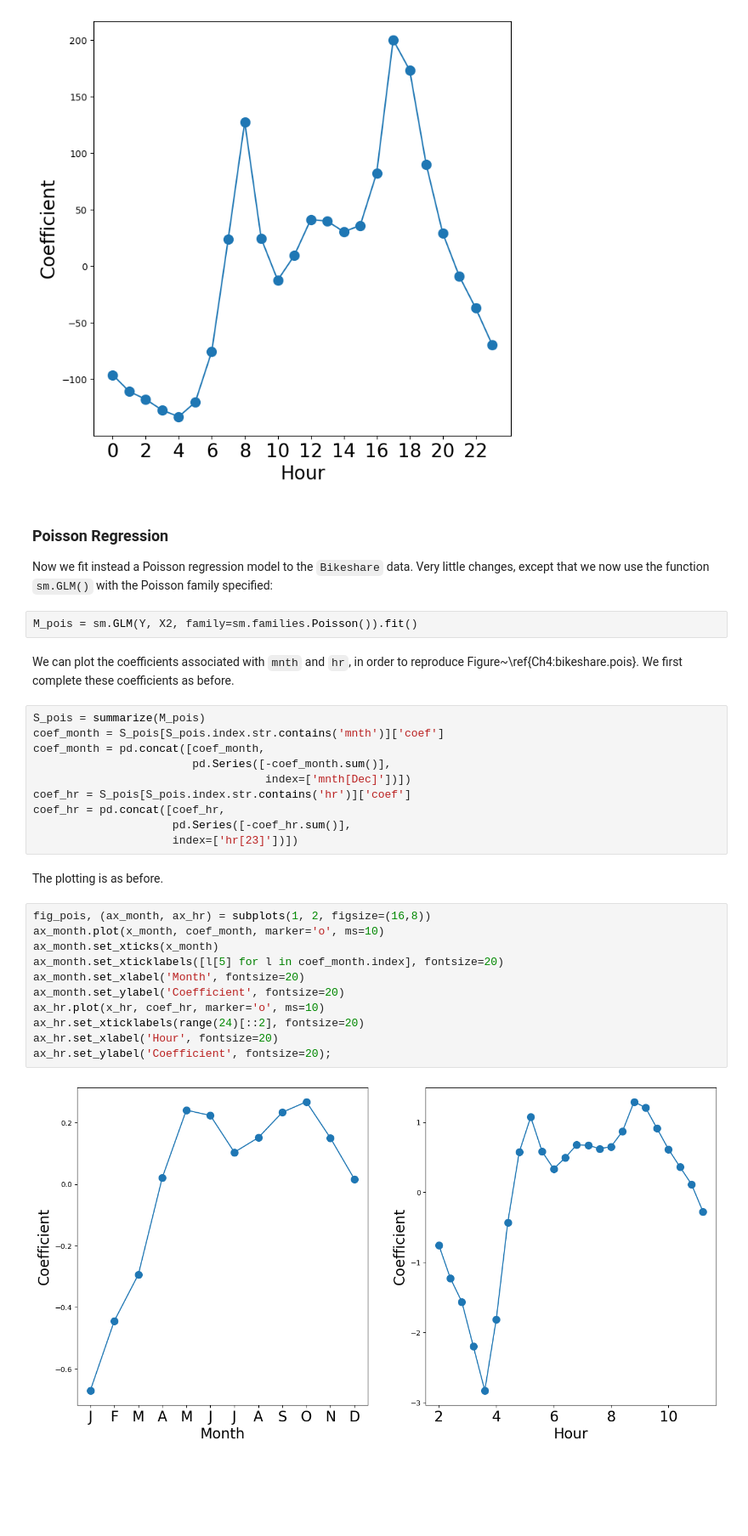
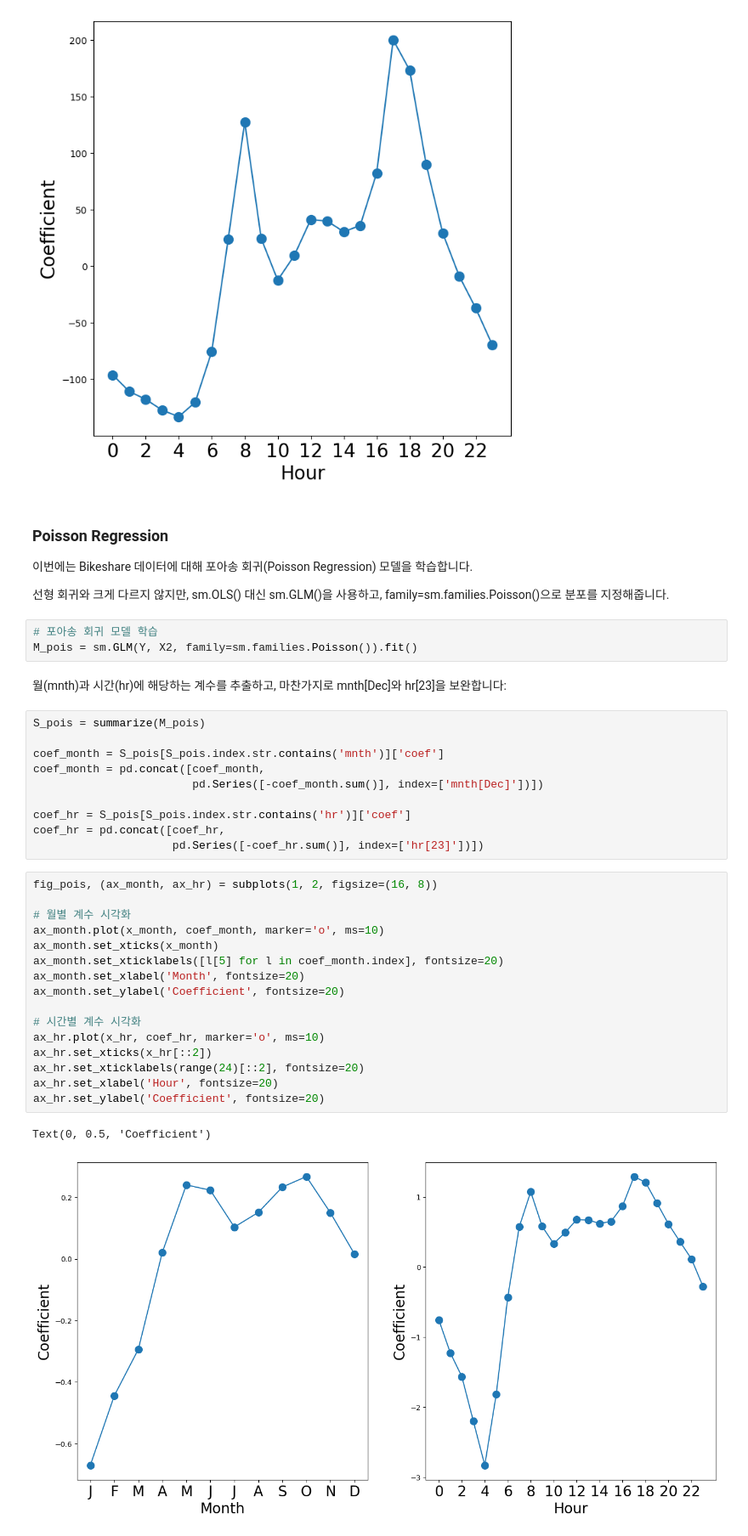
Before and after one commit to KO0HO/DataMining, a Jupyter notebook: Ch04-classification-lab.ipynb, the cells around one changed output. Shown: that part at 85% size. Drawn from its saved outputs; the diff is of its cells as text; blank space fills up the shorter version.

```diff
--- a/Ch04-classification-lab.ipynb
+++ b/Ch04-classification-lab.ipynb
@@ -1262,36 +1262,44 @@ Text(0, 0.5, 'Coefficient')
 # %% [markdown]
 ### Poisson Regression
 
-Now we fit instead a Poisson regression model to the
-`Bikeshare` data. Very little changes, except that we now use the
-function `sm.GLM()` with the Poisson family specified:
+이번에는 Bikeshare 데이터에 대해 포아송 회귀(Poisson Regression) 모델을 학습합니다.
+
+선형 회귀와 크게 다르지 않지만,
+sm.OLS() 대신 sm.GLM()을 사용하고,
+family=sm.families.Poisson()으로 분포를 지정해줍니다.
 # %%
+# 포아송 회귀 모델 학습
 M_pois = sm.GLM(Y, X2, family=sm.families.Poisson()).fit()
 # %% [markdown]
-We can plot the coefficients associated with `mnth` and `hr`, in order to reproduce  Figure~\ref{Ch4:bikeshare.pois}. We first complete these coefficients as before.
+월(mnth)과 시간(hr)에 해당하는 계수를 추출하고,
+마찬가지로 mnth[Dec]와 hr[23]을 보완합니다:
 # %%
 S_pois = summarize(M_pois)
+
 coef_month = S_pois[S_pois.index.str.contains('mnth')]['coef']
 coef_month = pd.concat([coef_month,
-                        pd.Series([-coef_month.sum()],
-                                   index=['mnth[Dec]'])])
+                        pd.Series([-coef_month.sum()], index=['mnth[Dec]'])])
+
 coef_hr = S_pois[S_pois.index.str.contains('hr')]['coef']
 coef_hr = pd.concat([coef_hr,
-                     pd.Series([-coef_hr.sum()],
-                     index=['hr[23]'])])
+                     pd.Series([-coef_hr.sum()], index=['hr[23]'])])
-# %% [markdown]
-The plotting is as before.
 # %%
-fig_pois, (ax_month, ax_hr) = subplots(1, 2, figsize=(16,8))
+fig_pois, (ax_month, ax_hr) = subplots(1, 2, figsize=(16, 8))
+
+# 월별 계수 시각화
 ax_month.plot(x_month, coef_month, marker='o', ms=10)
 ax_month.set_xticks(x_month)
 ax_month.set_xticklabels([l[5] for l in coef_month.index], fontsize=20)
 ax_month.set_xlabel('Month', fontsize=20)
 ax_month.set_ylabel('Coefficient', fontsize=20)
+
+# 시간별 계수 시각화
 ax_hr.plot(x_hr, coef_hr, marker='o', ms=10)
+ax_hr.set_xticks(x_hr[::2])
 ax_hr.set_xticklabels(range(24)[::2], fontsize=20)
 ax_hr.set_xlabel('Hour', fontsize=20)
-ax_hr.set_ylabel('Coefficient', fontsize=20);
+ax_hr.set_ylabel('Coefficient', fontsize=20)
 # %% [output]
+Text(0, 0.5, 'Coefficient')
-[figure, old version]
+[figure, new version]
 # %% [markdown]
```
Also changed, not shown: parts of 4 cells of this notebook.
